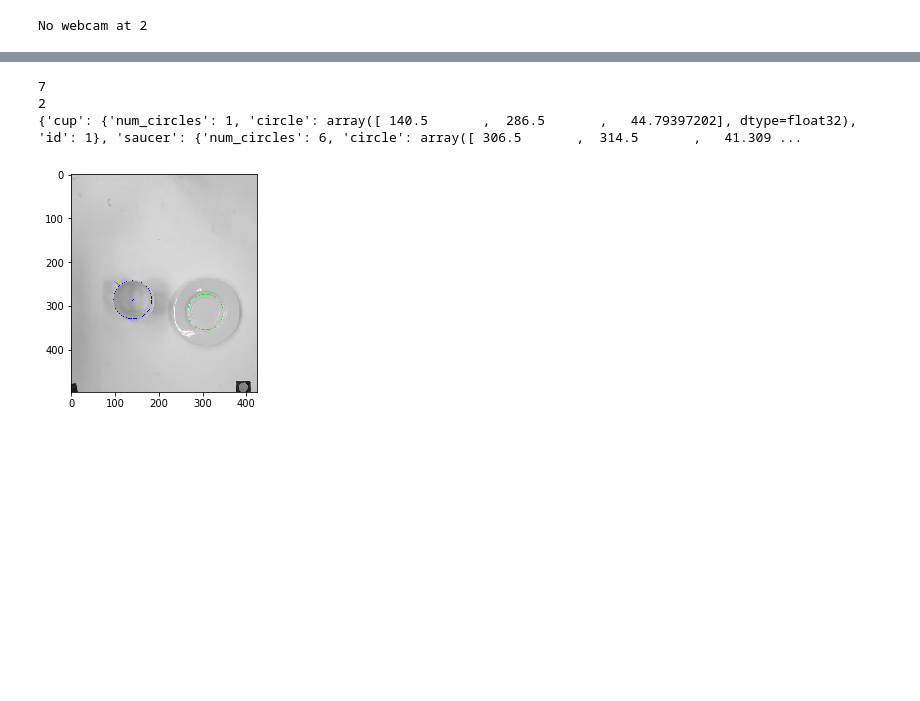
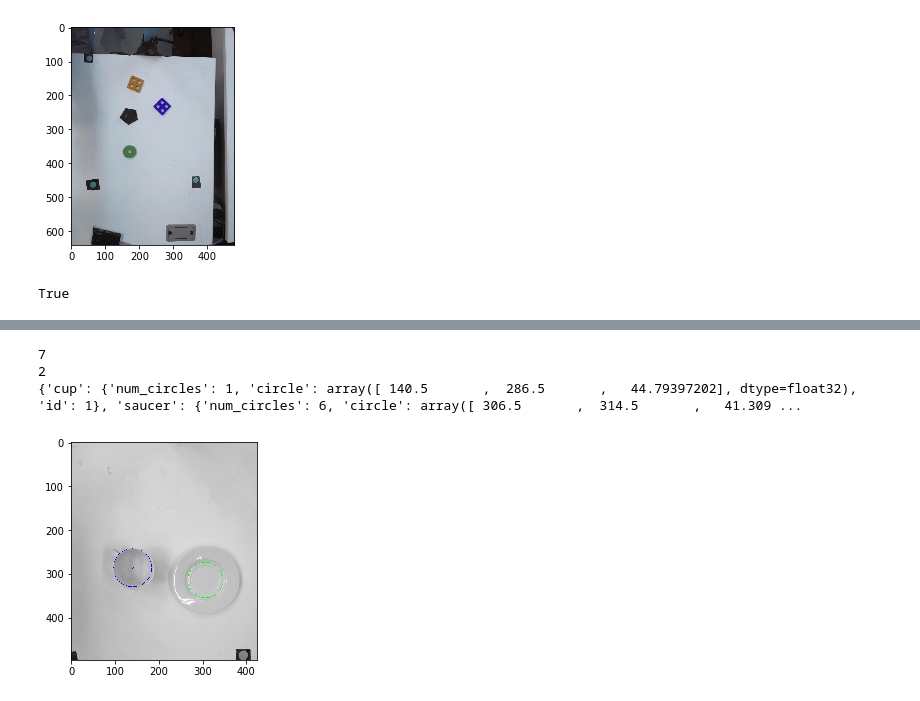
Before and after one commit to michaelcheah/BIRL_IROS, a Jupyter notebook: vision_testing_notebook.ipynb, the cells around one changed output, grey strips where cells are left out. Cells and saved outputs as stored; diff of their text form; code cells hidden in the pictures; blank space fills up the shorter version.

```diff
--- a/vision_testing_notebook.ipynb
+++ b/vision_testing_notebook.ipynb
@@ -77,12 +78,20 @@ Webcam 2 is not connected
-# %%
-frame = {}
-for i in range(3):
-    vc = cv2.VideoCapture(i)
-    if vc.isOpened():
-        rval, capture = vc.read()
-        frame[i]=capture
-    else:
-        print "No webcam at "+str(i)
-    vc.release()
-# %% [output]
-No webcam at 2
+# %%
+import iros_vision_tools as ivt
+import numpy as np
+import cv2
+from matplotlib import pyplot as plt
+#import imutils
+import copy
+
+CAMERA=0
+PORTS=3
+CAL_PARAM = {'thresh': [65,100],
+            'radius': [4, 9]}
+cali_img = ivt.capture_pic(0, 1)
+#print cali_img
+plt.imshow(cali_img)
+plt.show()
+cv2.imwrite("cali_img.jpg",cali_img)
+# %% [output]
+[figure, added]
+True
```
Also changed, not shown: parts of 21 cells of this notebook, 3 other files.
